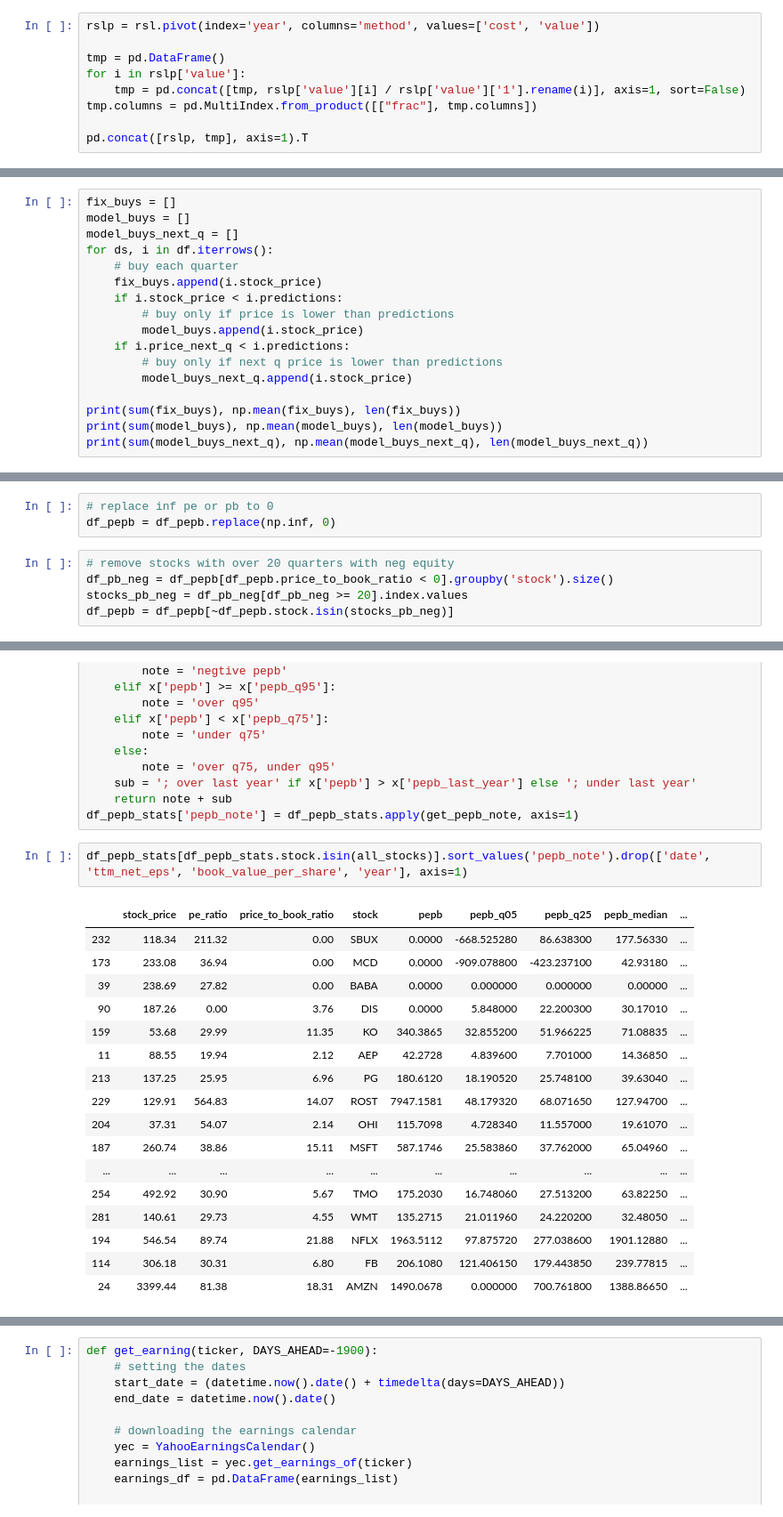
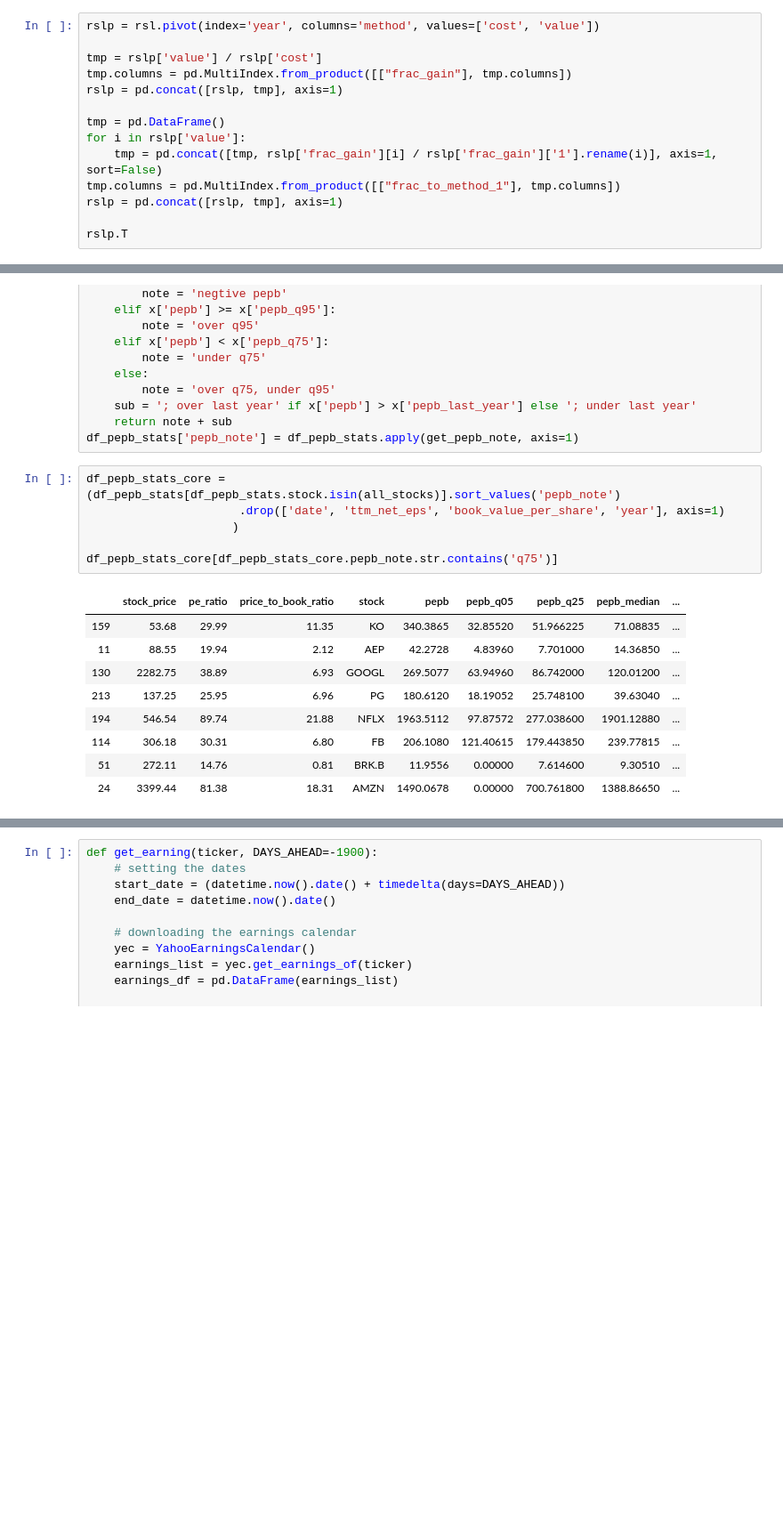
Before and after one commit to yuwei2341/stocks, a Jupyter notebook: Stock_MA.ipynb, the cells around one changed output, grey strips where cells are left out. Shown at 89% size. Saved outputs shown, nothing was run; the diff lists cells and outputs as text; blank space fills up the shorter version.

```diff
--- a/Stock_MA.ipynb
+++ b/Stock_MA.ipynb
@@ -797,10 +841,15 @@ for q in dfsa.index.unique().values:
 # %%
 rslp = rsl.pivot(index='year', columns='method', values=['cost', 'value'])
 
+tmp = rslp['value'] / rslp['cost']
+tmp.columns = pd.MultiIndex.from_product([["frac_gain"], tmp.columns])
+rslp = pd.concat([rslp, tmp], axis=1)
+
 tmp = pd.DataFrame()
 for i in rslp['value']:
-    tmp = pd.concat([tmp, rslp['value'][i] / rslp['value']['1'].rename(i)], axis=1, sort=False)
-tmp.columns = pd.MultiIndex.from_product([["frac"], tmp.columns])
+    tmp = pd.concat([tmp, rslp['frac_gain'][i] / rslp['frac_gain']['1'].rename(i)], axis=1, sort=False)
+tmp.columns = pd.MultiIndex.from_product([["frac_to_method_1"], tmp.columns])
+rslp = pd.concat([rslp, tmp], axis=1)
 
-pd.concat([rslp, tmp], axis=1).T
+rslp.T
 # %% [output]
@@ -835,19 +882,2 @@ stock_us_daily_df[stock_us_daily_df.index.year >= 2008]['close'].plot(ax=ax)
-# %%
-fix_buys = []
-model_buys = []
-model_buys_next_q = []
-for ds, i in df.iterrows():
-    # buy each quarter
-    fix_buys.append(i.stock_price)
-    if i.stock_price < i.predictions:
-        # buy only if price is lower than predictions
-        model_buys.append(i.stock_price)
-    if i.price_next_q < i.predictions:
-        # buy only if next q price is lower than predictions
-        model_buys_next_q.append(i.stock_price)
-
-print(sum(fix_buys), np.mean(fix_buys), len(fix_buys))
-print(sum(model_buys), np.mean(model_buys), len(model_buys))
-print(sum(model_buys_next_q), np.mean(model_buys_next_q), len(model_buys_next_q))
 # %% [markdown]
 # PE PB (04/16/2021)
@@ -858,9 +887 @@ df_pepb = pd.read_csv('sp500_1_300_history_filterd.csv', index_col=0)
-# %%
-# replace inf pe or pb to 0
-df_pepb = df_pepb.replace(np.inf, 0)
-# %%
-# remove stocks with over 20 quarters with neg equity
-df_pb_neg = df_pepb[df_pepb.price_to_book_ratio < 0].groupby('stock').size()
-stocks_pb_neg = df_pb_neg[df_pb_neg >= 20].index.values
-df_pepb = df_pepb[~df_pepb.stock.isin(stocks_pb_neg)]
 # %% [markdown]
@@ -905,22 +922,18 @@ def get_pepb_note(x):
     return note + sub
 df_pepb_stats['pepb_note'] = df_pepb_stats.apply(get_pepb_note, axis=1)
 # %%
-df_pepb_stats[df_pepb_stats.stock.isin(all_stocks)].sort_values('pepb_note').drop(['date', 'ttm_net_eps', 'book_value_per_share', 'year'], axis=1)
+df_pepb_stats_core = (df_pepb_stats[df_pepb_stats.stock.isin(all_stocks)].sort_values('pepb_note')
+                      .drop(['date', 'ttm_net_eps', 'book_value_per_share', 'year'], axis=1)
+                     )
+
+df_pepb_stats_core[df_pepb_stats_core.pepb_note.str.contains('q75')]
 # %% [output]
 |  | stock_price | pe_ratio | price_to_book_ratio | stock | pepb | pepb_q05 | pepb_q25 | pepb_median | ... |
-| 232 | 118.34 | 211.32 | 0.00 | SBUX | 0.0000 | -668.525280 | 86.638300 | 177.56330 | ... |
-| 173 | 233.08 | 36.94 | 0.00 | MCD | 0.0000 | -909.078800 | -423.237100 | 42.93180 | ... |
-| 39 | 238.69 | 27.82 | 0.00 | BABA | 0.0000 | 0.000000 | 0.000000 | 0.00000 | ... |
-| 90 | 187.26 | 0.00 | 3.76 | DIS | 0.0000 | 5.848000 | 22.200300 | 30.17010 | ... |
-| 159 | 53.68 | 29.99 | 11.35 | KO | 340.3865 | 32.855200 | 51.966225 | 71.08835 | ... |
-| 11 | 88.55 | 19.94 | 2.12 | AEP | 42.2728 | 4.839600 | 7.701000 | 14.36850 | ... |
-| 213 | 137.25 | 25.95 | 6.96 | PG | 180.6120 | 18.190520 | 25.748100 | 39.63040 | ... |
-| 229 | 129.91 | 564.83 | 14.07 | ROST | 7947.1581 | 48.179320 | 68.071650 | 127.94700 | ... |
-| 204 | 37.31 | 54.07 | 2.14 | OHI | 115.7098 | 4.728340 | 11.557000 | 19.61070 | ... |
-| 187 | 260.74 | 38.86 | 15.11 | MSFT | 587.1746 | 25.583860 | 37.762000 | 65.04960 | ... |
-| ... | ... | ... | ... | ... | ... | ... | ... | ... | ... |
-| 254 | 492.92 | 30.90 | 5.67 | TMO | 175.2030 | 16.748060 | 27.513200 | 63.82250 | ... |
-| 281 | 140.61 | 29.73 | 4.55 | WMT | 135.2715 | 21.011960 | 24.220200 | 32.48050 | ... |
-| 194 | 546.54 | 89.74 | 21.88 | NFLX | 1963.5112 | 97.875720 | 277.038600 | 1901.12880 | ... |
-| 114 | 306.18 | 30.31 | 6.80 | FB | 206.1080 | 121.406150 | 179.443850 | 239.77815 | ... |
-| 24 | 3399.44 | 81.38 | 18.31 | AMZN | 1490.0678 | 0.000000 | 700.761800 | 1388.86650 | ... |
+| 159 | 53.68 | 29.99 | 11.35 | KO | 340.3865 | 32.85520 | 51.966225 | 71.08835 | ... |
+| 11 | 88.55 | 19.94 | 2.12 | AEP | 42.2728 | 4.83960 | 7.701000 | 14.36850 | ... |
+| 130 | 2282.75 | 38.89 | 6.93 | GOOGL | 269.5077 | 63.94960 | 86.742000 | 120.01200 | ... |
+| 213 | 137.25 | 25.95 | 6.96 | PG | 180.6120 | 18.19052 | 25.748100 | 39.63040 | ... |
+| 194 | 546.54 | 89.74 | 21.88 | NFLX | 1963.5112 | 97.87572 | 277.038600 | 1901.12880 | ... |
+| 114 | 306.18 | 30.31 | 6.80 | FB | 206.1080 | 121.40615 | 179.443850 | 239.77815 | ... |
+| 51 | 272.11 | 14.76 | 0.81 | BRK.B | 11.9556 | 0.00000 | 7.614600 | 9.30510 | ... |
+| 24 | 3399.44 | 81.38 | 18.31 | AMZN | 1490.0678 | 0.00000 | 700.761800 | 1388.86650 | ... |
```
Also changed, not shown: parts of 39 cells of this notebook, 4 other files.
